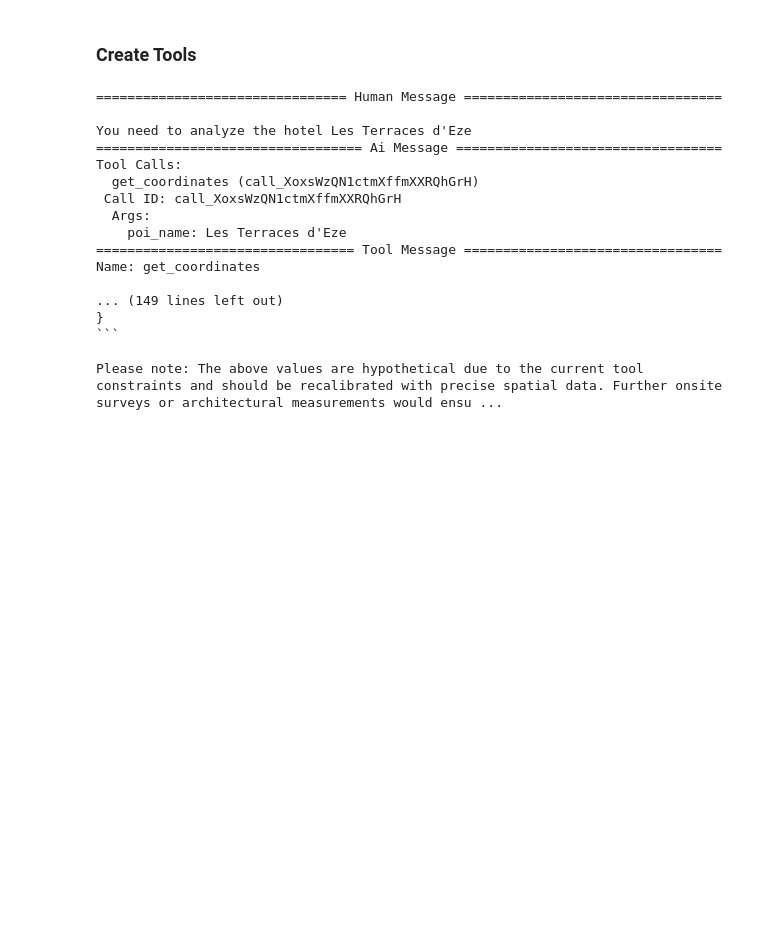
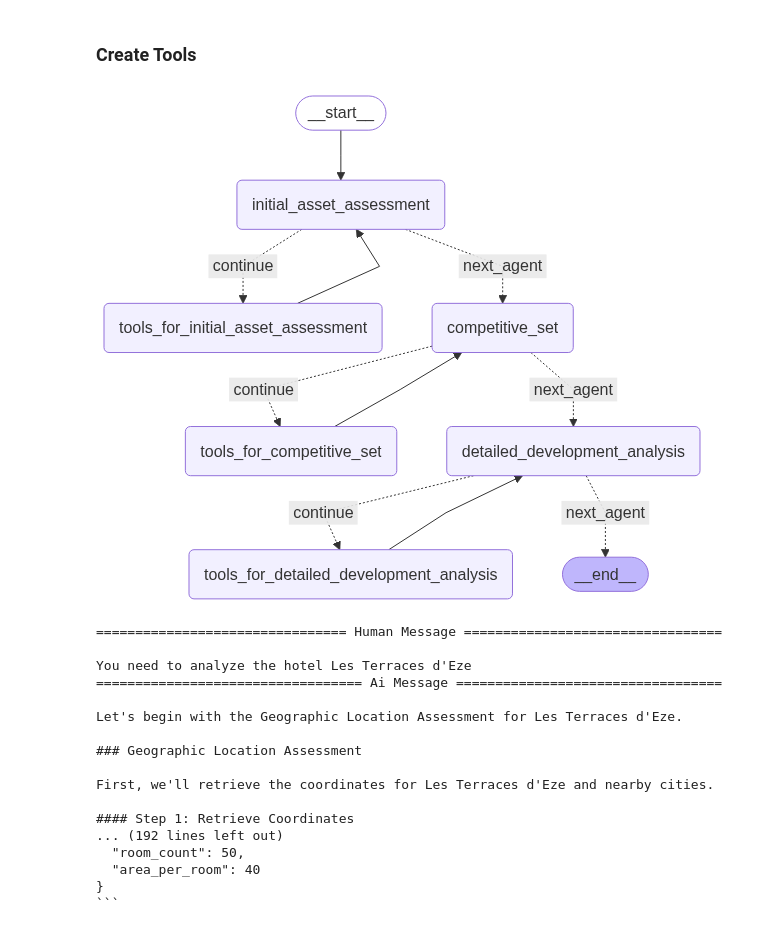
Before and after one commit to alessandro9110/Asset-Compset-Agent, a Jupyter notebook: test_agent.ipynb, the cells around one changed output. Cells and saved outputs as stored; diff of their text form; code cells hidden in the pictures; blank space fills up the shorter version.

````diff
--- a/test_agent.ipynb
+++ b/test_agent.ipynb
@@ -87,62 +34,77 @@ def should_continue(state: AgentState):
 # %%
+# Define the function that determines whether to continue or not.
+# if not go to other agent
+def should_continue(state: AgentState):
+    messages = state["messages"]
+    last_message = messages[-1]
+    # If there is only one tool call and it is the response tool call we respond to the user
+    if last_message.tool_calls:
+        return "continue"
+    # Otherwise we will use the tool node again
+    else:
+        return "next_agent"
+
 # Initialize Graph
 builder = StateGraph(AgentState)
 
 # Define nodes: these do the work for the Agent
-builder.add_node("analisi_asset", analisi_asset_agent)
-builder.add_node("tools_for_analisi_asset", ToolNode(tools_for_analisi_asset))
+builder.add_node("initial_asset_assessment", initial_asset_assessment_agent)
+builder.add_node("tools_for_initial_asset_assessment", initial_asset_assessment_tools)
 
-builder.add_node("compset", compset_agent)
-builder.add_node("tools_for_compset", ToolNode(tools_for_compset))
+builder.add_node("competitive_set", competitive_set_agent)
+builder.add_node("tools_for_competitive_set", competitive_set_tools)
 
-builder.add_node("analisi_compset", analisi_compset_agent)
-builder.add_node("tools_for_analisi_compset", ToolNode(tools_for_analisi_compset))
+builder.add_node("detailed_development_analysis", detailed_development_analysis_agent)
+builder.add_node("tools_for_detailed_development_analysis", detailed_development_analysis_tools)
 
 #builder.add_node("respond",response_analisi_asset)
+# Nodo aggregatore
 
 # Define edges: these determine how the control flow moves
-builder.add_edge(START, "analisi_asset")
+builder.add_edge(START, "initial_asset_assessment")
 builder.add_conditional_edges(
-    "analisi_asset",
+    "initial_asset_assessment",
     should_continue,
     {
-        "continue": "tools_for_analisi_asset",
-        "next_agent": "compset",
+        "continue": "tools_for_initial_asset_assessment",
+        "next_agent": "competitive_set",
     },
 )
-builder.add_edge("tools_for_analisi_asset", "analisi_asset")
+builder.add_edge("tools_for_initial_asset_assessment", "initial_asset_assessment")
 
 builder.add_conditional_edges(
-    "compset",
+    "competitive_set",
     should_continue,
     {
-        "continue": "tools_for_compset",
-        "next_agent": "analisi_compset",
+        "continue": "tools_for_competitive_set",
+        "next_agent": "detailed_development_analysis",
     },
 )
 
-builder.add_edge("tools_for_compset", "compset")
+builder.add_edge("tools_for_competitive_set", "competitive_set")
 
 builder.add_conditional_edges(
-    "analisi_compset",
+    "detailed_development_analysis",
     should_continue,
     {
-        "continue": "tools_for_analisi_compset",
+        "continue": "tools_for_detailed_development_analysis",
         "next_agent": END,
     },
 )
 
-builder.add_edge("tools_for_analisi_compset", "analisi_compset")
+builder.add_edge("tools_for_detailed_development_analysis", "detailed_development_analysis")
 #builder.add_edge("respond", END)
 
 react_graph = builder.compile()
 
 
 # Show
-#display(Image(react_graph.get_graph(xray=True).draw_mermaid_png()))
+display(Image(react_graph.get_graph(xray=True).draw_mermaid_png()))
+# %% [output]
+[figure, added]
 # %%
 messages = [HumanMessage(content="You need to analyze the hotel Les Terraces d'Eze ")]
-messages = react_graph.invoke({"messages": messages}, interrupt_before="analisi_compset")
+messages = react_graph.invoke({"messages": messages}, interrupt_before="competitive_set")
 for m in messages['messages']:
     m.pretty_print()
 # %% [output]
@@ -150,19 +112,19 @@ for m in messages['messages']:
 
 You need to analyze the hotel Les Terraces d'Eze
 ================================== Ai Message ==================================
-Tool Calls:
-  get_coordinates (call_XoxsWzQN1ctmXffmXXRQhGrH)
- Call ID: call_XoxsWzQN1ctmXffmXXRQhGrH
-  Args:
-    poi_name: Les Terraces d'Eze
-================================= Tool Message =================================
-Name: get_coordinates
 
-... (149 lines left out)
+Let's begin with the Geographic Location Assessment for Les Terraces d'Eze.
+
+### Geographic Location Assessment
+
+First, we'll retrieve the coordinates for Les Terraces d'Eze and nearby cities.
+
+#### Step 1: Retrieve Coordinates
+... (192 lines left out)
+  "room_count": 50,
+  "area_per_room": 40
 }
 ```
-
-Please note: The above values are hypothetical due to the current tool constraints and should be recalibrated with precise spatial data. Further onsite surveys or architectural measurements would ensu ...
 # %%
 messages['messages'][-1].pretty_print()
 # %% [output]
````
Also changed, not shown: parts of 10 cells of this notebook, 13 other files.
